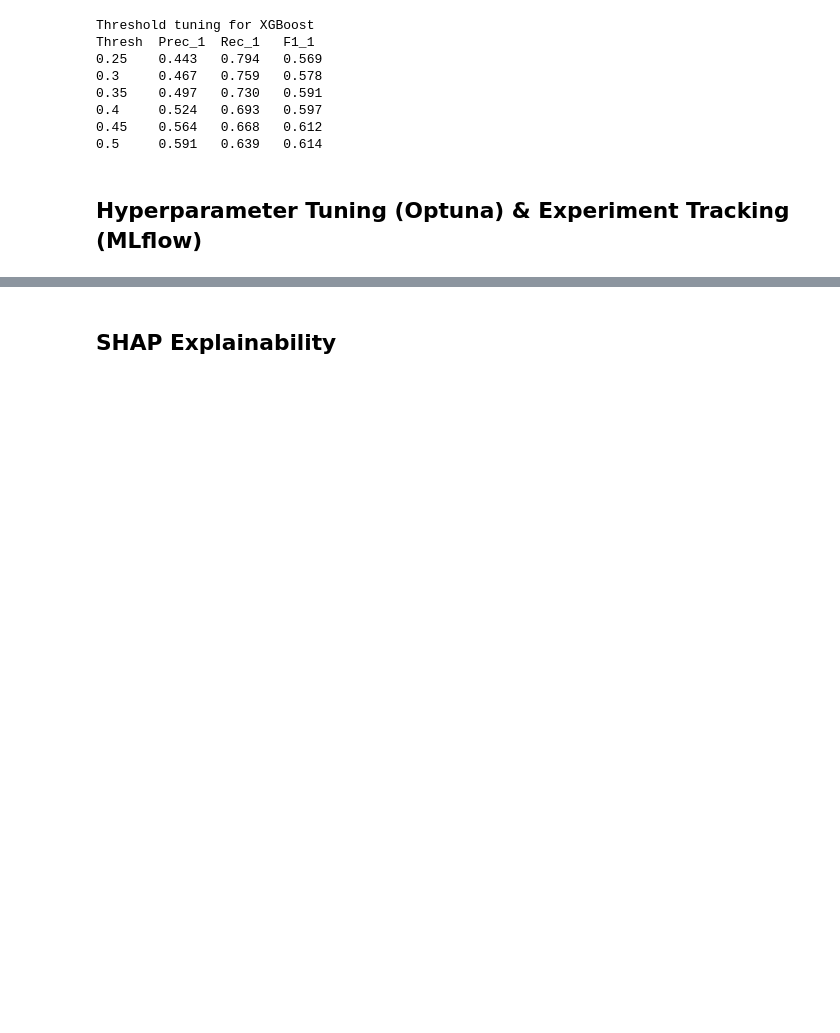
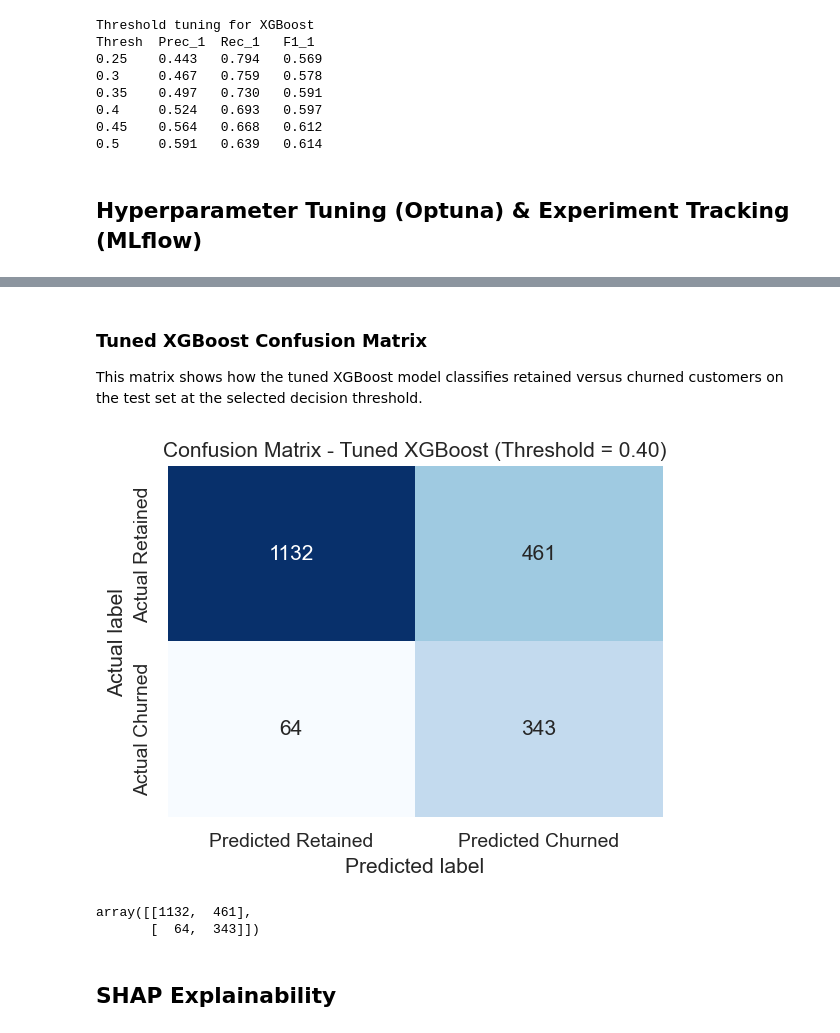
Before and after one commit to harrykun162/Loc-s-projects-, a Jupyter notebook: Bank_churn_analysis/EDA.ipynb, the cells around one changed output, grey strips where cells are left out. Drawn from its saved outputs; the diff is of its cells as text; code cells hidden in the pictures; blank space fills up the shorter version.

```diff
--- a/Bank_churn_analysis/EDA.ipynb
+++ b/Bank_churn_analysis/EDA.ipynb
@@ -855,3 +855,37 @@ weighted avg      0.841     0.742     0.766      2000
+# %% [markdown]
+### Tuned XGBoost Confusion Matrix
+
+This matrix shows how the tuned XGBoost model classifies retained versus churned customers on the test set at the selected decision threshold.
+# %%
+from sklearn.metrics import confusion_matrix
+
+# Recompute the tuned-model predictions explicitly for the confusion matrix view
+proba_test = xgb_best.predict_proba(X_test)[:, 1]
+y_pred_test = (proba_test >= THRESHOLD).astype(int)
+cm = confusion_matrix(y_test, y_pred_test)
+
+fig, ax = plt.subplots(figsize=(5, 4))
+sns.heatmap(
+    cm,
+    annot=True,
+    fmt="d",
+    cmap="Blues",
+    cbar=False,
+    xticklabels=["Predicted Retained", "Predicted Churned"],
+    yticklabels=["Actual Retained", "Actual Churned"],
+    ax=ax,
+)
+ax.set_title(f"Confusion Matrix - Tuned XGBoost (Threshold = {THRESHOLD:.2f})")
+ax.set_xlabel("Predicted label")
+ax.set_ylabel("Actual label")
+plt.tight_layout()
+plt.show()
+
+cm
+# %% [output]
+[figure, added]
+array([[1132,  461],
+       [  64,  343]])
 # %% [markdown]
 ## SHAP Explainability
 # %%
```
Also changed, not shown: parts of 10 cells of this notebook.
